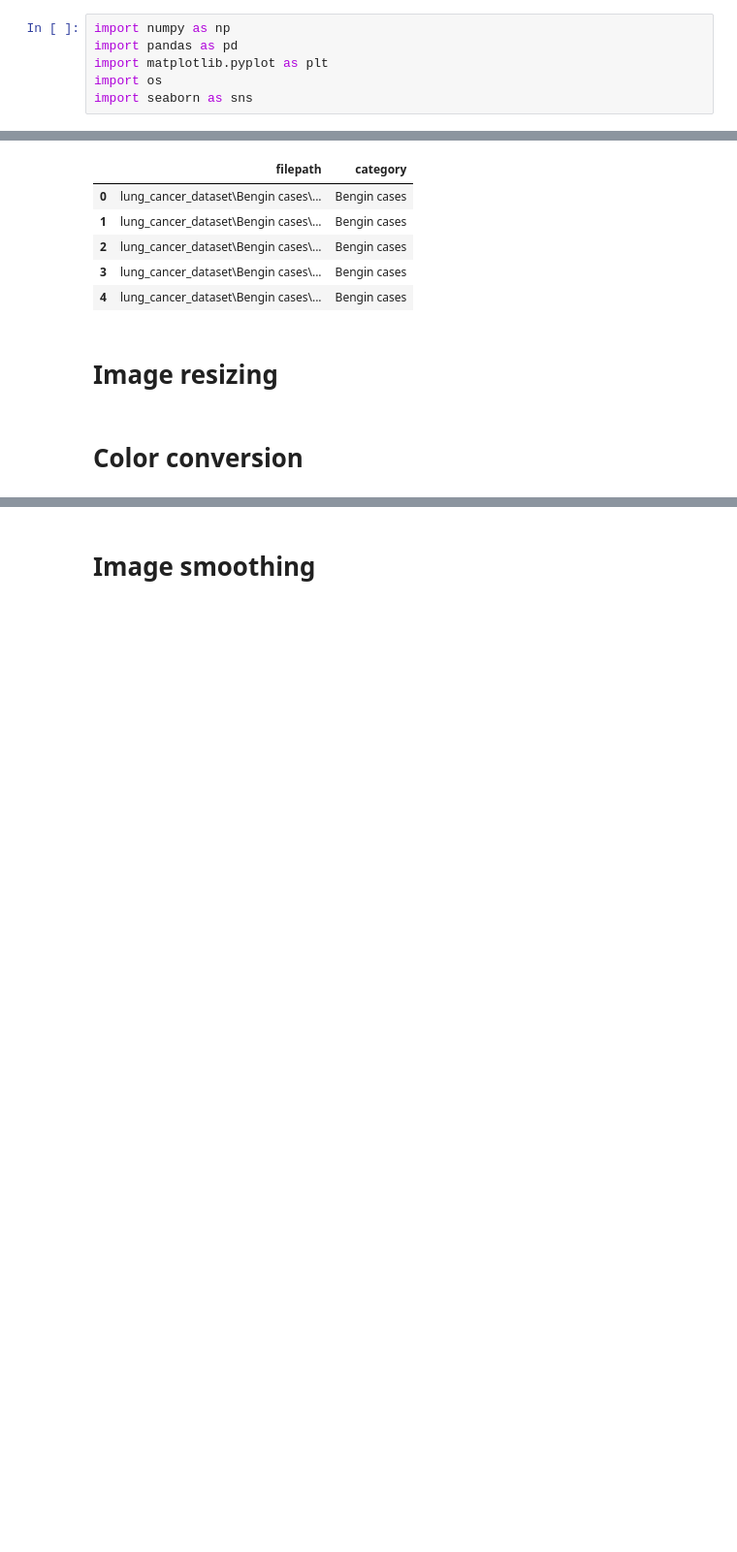
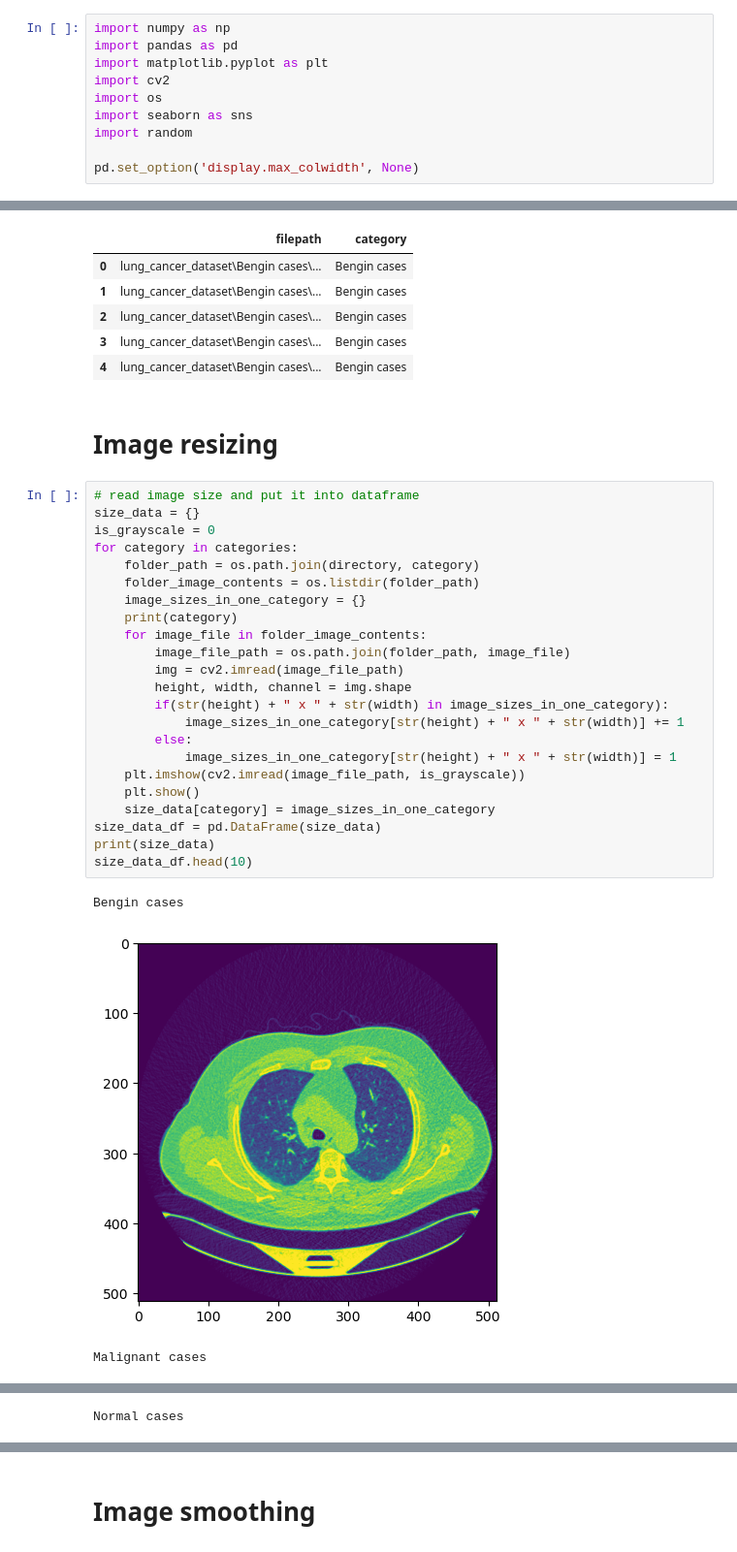
Before and after one commit to Ivansanjaya11/lung_cancer, a Jupyter notebook: cancer_model.ipynb, the cells around one changed output, grey strips where cells are left out. Shown at 97% size. Saved outputs shown, nothing was run; the diff lists cells and outputs as text; blank space fills up the shorter version.

Commit message:
added image resizing

```diff
--- a/cancer_model.ipynb
+++ b/cancer_model.ipynb
@@ -26,8 +26,12 @@ can be cited as :
 import numpy as np
 import pandas as pd
 import matplotlib.pyplot as plt
+import cv2
 import os
 import seaborn as sns
+import random
+
+pd.set_option('display.max_colwidth', None)
 # %%
 directory = r"lung_cancer_dataset"
 categories = ["Bengin cases", "Malignant cases", "Normal cases"]
@@ -62,5 +66,30 @@ image_paths_df.head()
 | 4 | lung_cancer_dataset\Bengin cases\... | Bengin cases |
 # %% [markdown]
 # Image resizing
-# %% [markdown]
-# Color conversion
+# %%
+# read image size and put it into dataframe
+size_data = {}
+is_grayscale = 0
+for category in categories:
+    folder_path = os.path.join(directory, category)
+    folder_image_contents = os.listdir(folder_path)
+    image_sizes_in_one_category = {}
+    print(category)
+    for image_file in folder_image_contents:
+        image_file_path = os.path.join(folder_path, image_file)
+        img = cv2.imread(image_file_path)
+        height, width, channel = img.shape
+        if(str(height) + " x " + str(width) in image_sizes_in_one_category):
+            image_sizes_in_one_category[str(height) + " x " + str(width)] += 1
+        else:
+            image_sizes_in_one_category[str(height) + " x " + str(width)] = 1
+    plt.imshow(cv2.imread(image_file_path, is_grayscale))
+    plt.show()
+    size_data[category] = image_sizes_in_one_category
+size_data_df = pd.DataFrame(size_data)
+print(size_data)
+size_data_df.head(10)
+# %% [output]
+Bengin cases
+[figure, added]
+Malignant cases
@@ -66,0 +97 @@ image_paths_df.head()
+Normal cases
```
Also changed, not shown: parts of 2 cells of this notebook.
